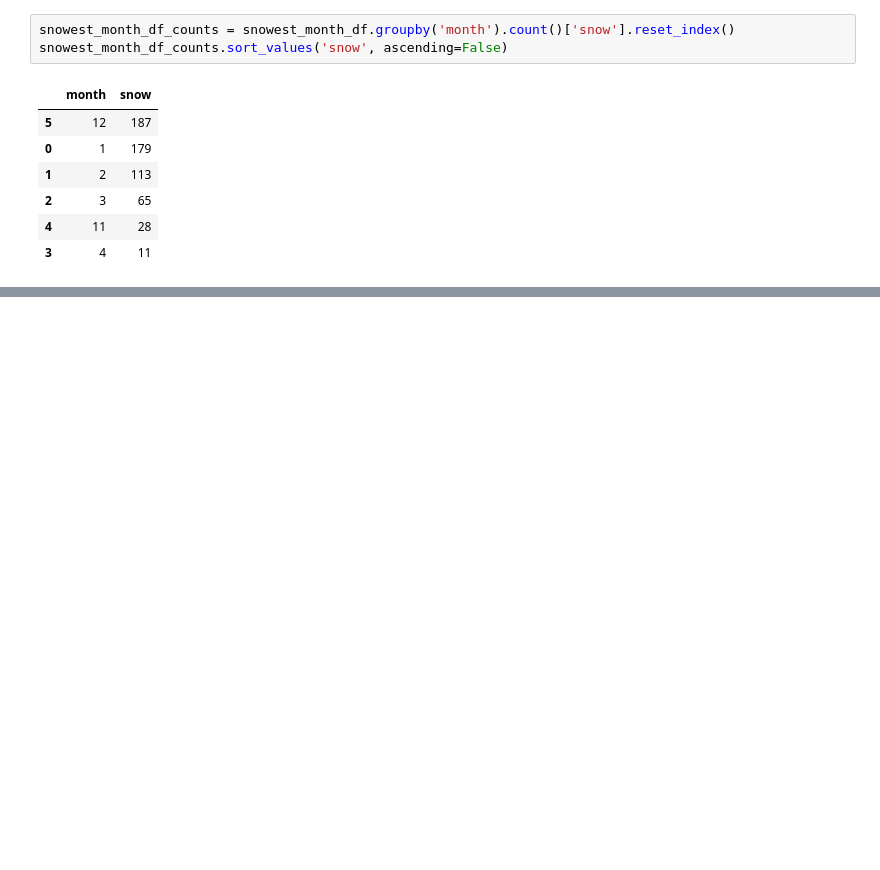
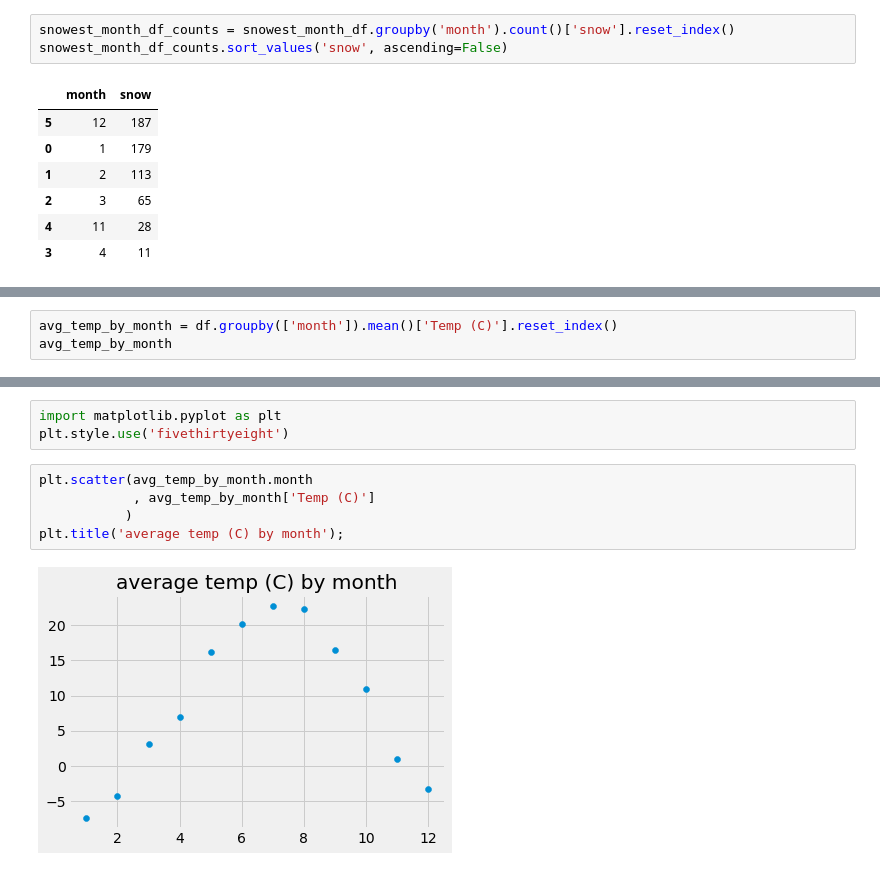
Before and after one commit to yuchild/erik_interviewqs, a Jupyter notebook: question_weather_2012.ipynb, the cells around one changed output, grey strips where cells are left out. Drawn from its saved outputs; the diff is of its cells as text; blank space fills up the shorter version.

```diff
--- a/question_weather_2012.ipynb
+++ b/question_weather_2012.ipynb
@@ -237,0 +249,3 @@ snowest_month_df_counts.sort_values('snow', ascending=False)
+# %%
+avg_temp_by_month = df.groupby(['month']).mean()['Temp (C)'].reset_index()
+avg_temp_by_month
@@ -237,0 +266,10 @@ snowest_month_df_counts.sort_values('snow', ascending=False)
+# %%
+import matplotlib.pyplot as plt
+plt.style.use('fivethirtyeight')
+# %%
+plt.scatter(avg_temp_by_month.month
+            , avg_temp_by_month['Temp (C)']
+           )
+plt.title('average temp (C) by month');
+# %% [output]
+[figure, added]
```
Also changed, not shown: parts of 4 cells of this notebook.
